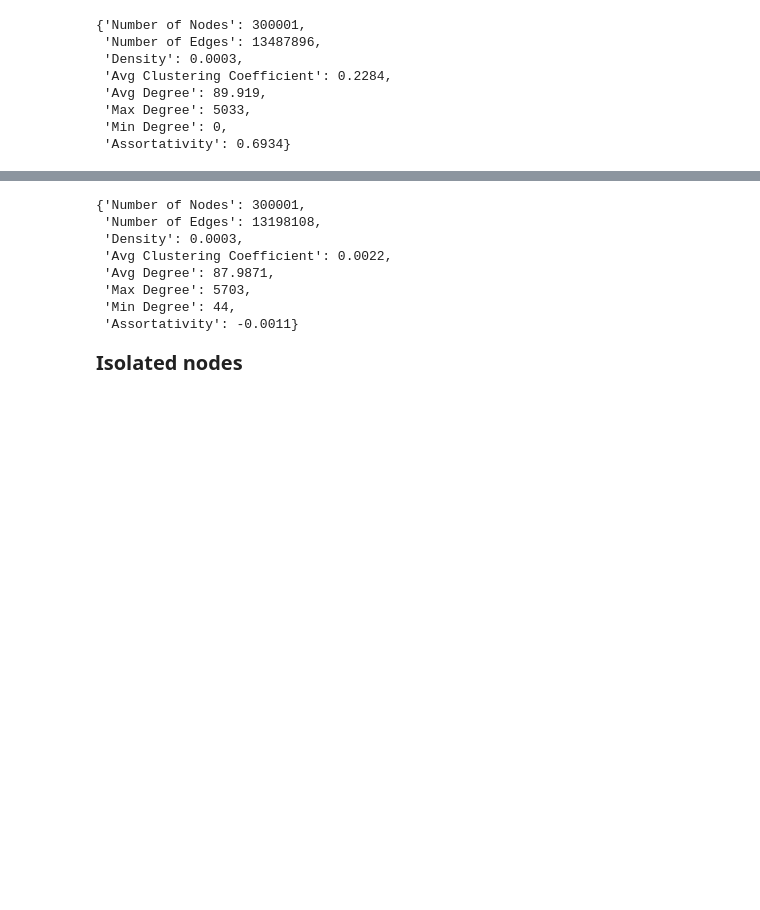
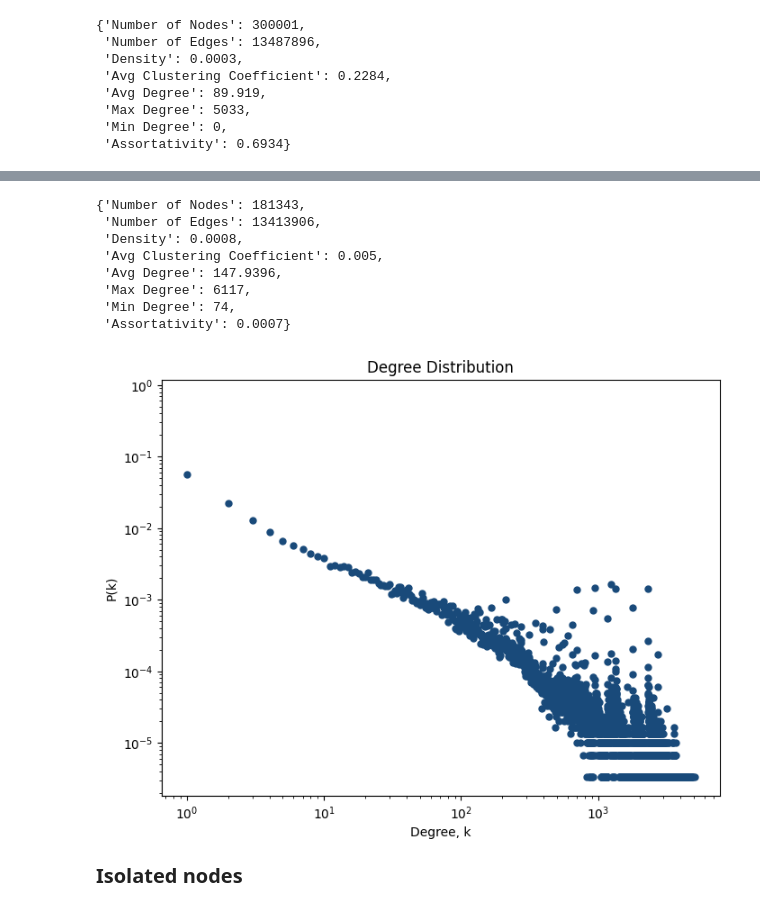
Before and after one commit to Haven397/MSc-project, a Jupyter notebook: code_test.ipynb, the cells around one changed output, grey strips where cells are left out. Saved outputs shown, nothing was run; the diff lists cells and outputs as text; code cells hidden in the pictures; blank space fills up the shorter version.

```diff
--- a/code_test.ipynb
+++ b/code_test.ipynb
@@ -212,3 +261,11 @@ with open(file, 'r', encoding='utf-8') as file:
 data = whether_success(data_pre(data))
 # %%
 data = whether_success(data)
+# %%
+count = 0
+for i in data:
+    if list(set(i['founders']) | set(i['investors'])):
+        count += 1
+    # if not list(set(i['founders']) | set(i['investors'])):
+    #     count += 1
+count
@@ -269,6 +352,6 @@ analysis
 # %%
 
-num_nodes = 300001
+num_nodes = 181343
 num_edges = 13487896
 
 m = num_edges // num_nodes
@@ -278,14 +361,31 @@ G_test = nx.barabasi_albert_graph(n=num_nodes, m=m)
 ana_test = generate_data(G_test)
 ana_test
 # %% [output]
-{'Number of Nodes': 300001,
- 'Number of Edges': 13198108,
- 'Density': 0.0003,
- 'Avg Clustering Coefficient': 0.0022,
- 'Avg Degree': 87.9871,
- 'Max Degree': 5703,
- 'Min Degree': 44,
- 'Assortativity': -0.0011}
+{'Number of Nodes': 181343,
+ 'Number of Edges': 13413906,
+ 'Density': 0.0008,
+ 'Avg Clustering Coefficient': 0.005,
+ 'Avg Degree': 147.9396,
+ 'Max Degree': 6117,
+ 'Min Degree': 74,
+ 'Assortativity': 0.0007}
+# %%
+degree_sequence = [d for n, d in G.degree()]
+degree_count = np.bincount(degree_sequence)
+degrees = np.nonzero(degree_count)[0]
+
+degree_prob = degree_count[degrees] / float(sum(degree_count))
+
+plt.figure(figsize=(8, 6))
+plt.loglog(degrees, degree_prob, 'o', markersize=5, color='#194a7a')
+plt.title("Degree Distribution")
+plt.xlabel("Degree, k")
+plt.ylabel("P(k)")
+plt.grid(False)
+plt.savefig('Degree_distribution.png', dpi=300, bbox_inches='tight')
+plt.show()
+# %% [output]
+[figure, added]
 # %% [markdown]
 <span style="font-weight:bold; font-size:20px;">Isolated nodes</span>
 # %%
```
Also changed, not shown: parts of 46 cells of this notebook, 17 other files.
